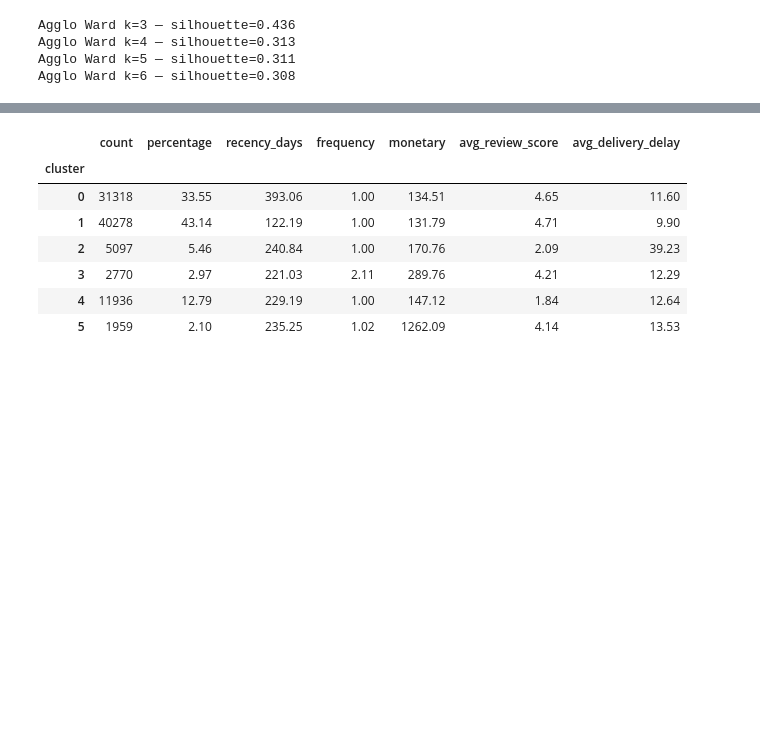
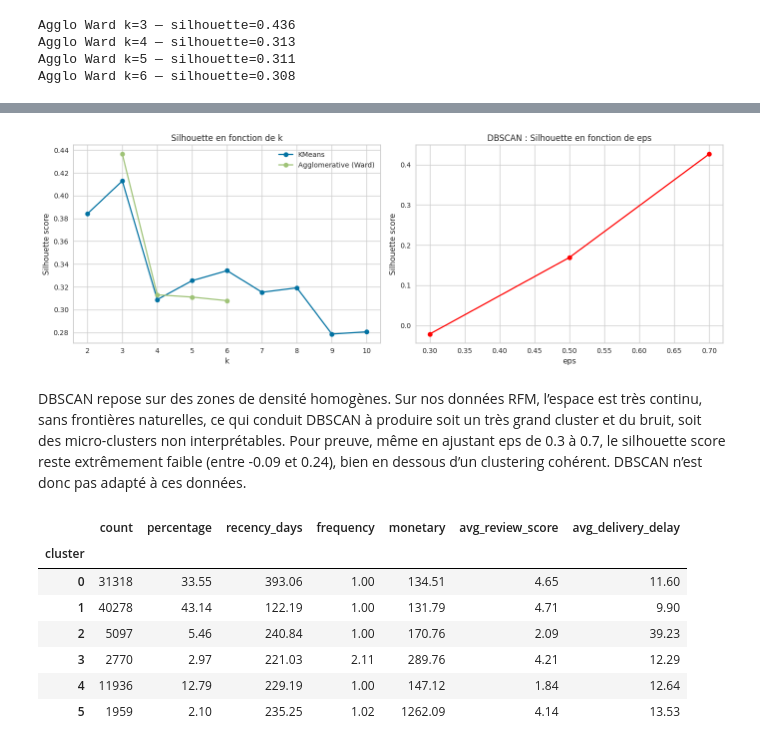
Before and after one commit to AurelienGruzon/customer-segmentation-ecommerce, a Jupyter notebook: notebooks/tests_clusterings.ipynb, the cells around one changed output, grey strips where cells are left out. Cells and saved outputs as stored; diff of their text form; code cells hidden in the pictures; blank space fills up the shorter version.

```diff
--- a/notebooks/tests_clusterings.ipynb
+++ b/notebooks/tests_clusterings.ipynb
@@ -459,11 +473,17 @@ Shape sous-échantillon : (10000, 5)
 # 2) Agglomerative Clustering
 # ============================
 
-for k in [3, 4, 5, 6]:
+sil_agglo = []
+K_RANGE = [3, 4, 5, 6]
+for k in K_RANGE:
     agg = AgglomerativeClustering(n_clusters=k, linkage="ward")
     labels_agg = agg.fit_predict(X_sub)
     sil_agg = silhouette_score(X_sub, labels_agg)
+    sil_agglo.append(silhouette_score(X_sub, labels_agg))
     print(f"Agglo Ward k={k} — silhouette={sil_agg:.3f}")
+
+
+scores_agglo = pd.DataFrame({"k": K_RANGE, "silhouette": sil_agglo})
 # %% [output]
 Agglo Ward k=3 — silhouette=0.436
 Agglo Ward k=4 — silhouette=0.313
@@ -506,3 +554,30 @@ Silhouette DBSCAN: 0.242
+# %%
+# --- Figure comparée ---
+fig, axes = plt.subplots(1, 2, figsize=(14, 5))
+
+# Panel 1 : KMeans vs Agglo
+axes[0].plot(scores["k"], scores["silhouette"], marker="o", label="KMeans")
+axes[0].plot(scores_agglo["k"], scores_agglo["silhouette"], marker="o",
+             label="Agglomerative (Ward)")
+axes[0].set_title("Silhouette en fonction de k")
+axes[0].set_xlabel("k")
+axes[0].set_ylabel("Silhouette score")
+axes[0].grid(True)
+axes[0].legend()
+
+# Panel 2 : DBSCAN vs eps
+axes[1].plot(dbscan_scores["eps"], dbscan_scores["silhouette"], marker="o", color="red")
+axes[1].set_title("DBSCAN : Silhouette en fonction de eps")
+axes[1].set_xlabel("eps")
+axes[1].set_ylabel("Silhouette score")
+axes[1].grid(True)
+
+plt.tight_layout()
+plt.show()
+# %% [output]
+[figure, added]
+# %% [markdown]
+DBSCAN repose sur des zones de densité homogènes. Sur nos données RFM, l’espace est très continu, sans frontières naturelles, ce qui conduit DBSCAN à produire soit un très grand cluster et du bruit, soit des micro-clusters non interprétables. Pour preuve, même en ajustant eps de 0.3 à 0.7, le silhouette score reste extrêmement faible (entre -0.09 et 0.24), bien en dessous d’un clustering cohérent. DBSCAN n’est donc pas adapté à ces données.
 # %%
 # Modèle final (KMeans k=6)
 seg = rfm_business.copy()
```
Also changed, not shown: parts of 16 cells of this notebook, 2 other files.
